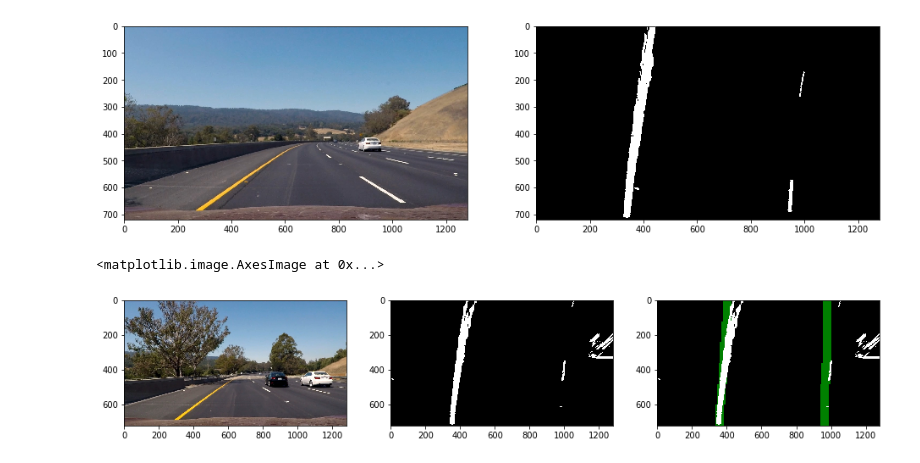
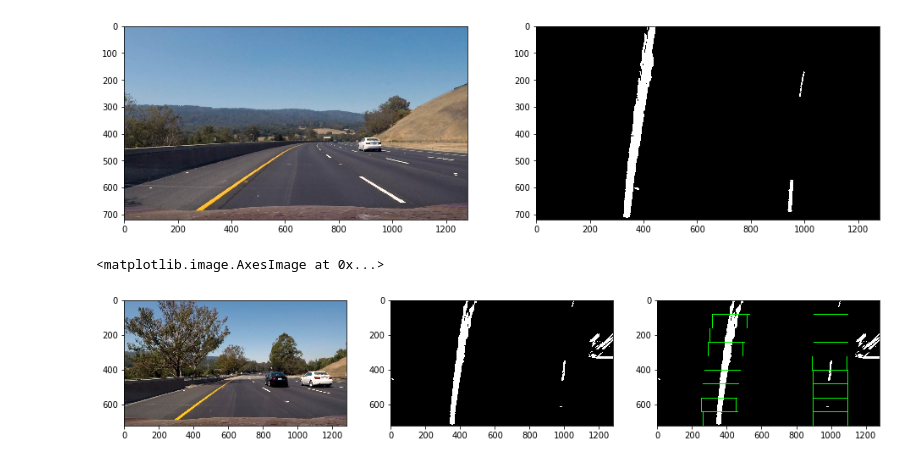
Before and after one commit to kevinwestern/CarND-Advanced-Lane-Lines, a Jupyter notebook: lane-finder.ipynb, the cells around one changed output. Drawn from its saved outputs; the diff is of its cells as text; code cells hidden in the pictures.

```diff
--- a/lane-finder.ipynb
+++ b/lane-finder.ipynb
@@ -359,17 +347,16 @@ class SlidingWindow():
 # %%
 img = cv2.imread('./test_images/test6.jpg')
 img = cv2.cvtColor(img, cv2.COLOR_BGR2RGB)
-sliding_window = SlidingWindow()
 
 pipelined = pipeline(img)
-lane_markings = sliding_window.get_overlay_centroids(pipelined)
+left_fit, right_fit, out_img = apply_sliding_window(pipelined)
 
 fig, ax = plt.subplots(nrows=1, ncols=3, figsize=(16, 8))
 ax = ax.ravel()
 
 ax[0].imshow(img)
 ax[1].imshow(pipelined, cmap='gray')
-ax[2].imshow(lane_markings)
+ax[2].imshow(out_img)
 # %% [output]
 <matplotlib.image.AxesImage at 0x...>
-[figure, old version]
+[figure, new version]
```
Also changed, not shown: parts of 3 cells of this notebook.
